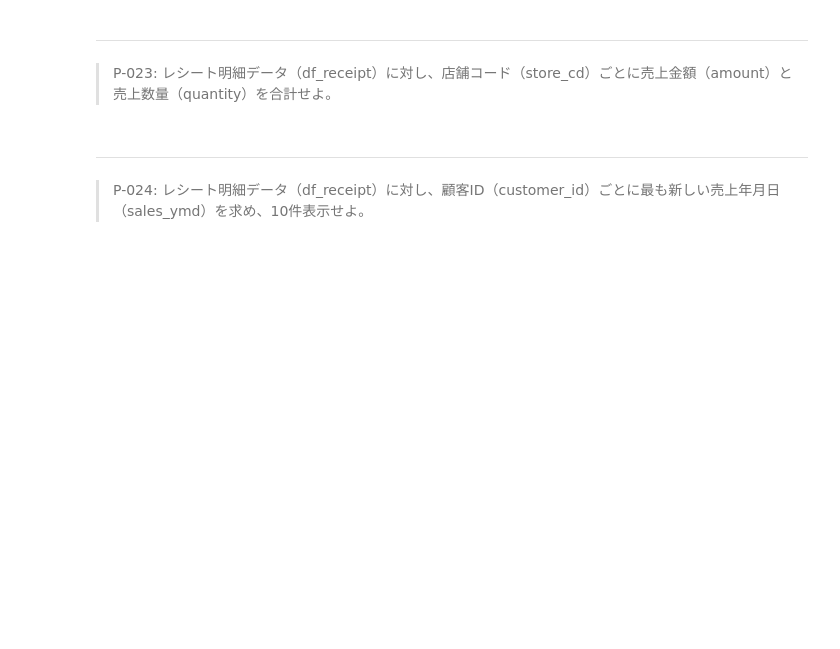
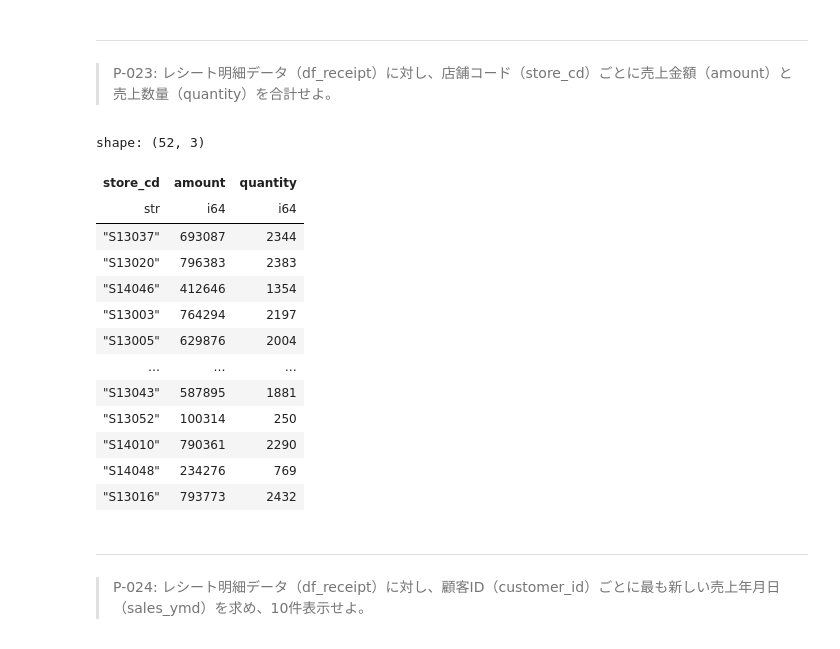
Before and after one commit to seiya8/polars100, a Jupyter notebook: knock.ipynb, the cells around one changed output. Drawn from its saved outputs; the diff is of its cells as text; code cells hidden in the pictures; blank space fills up the shorter version.

```diff
--- a/knock.ipynb
+++ b/knock.ipynb
@@ -408,6 +408,23 @@ df_receipt.select("customer_id").n_unique()
 # %% [markdown]
 ---
 > P-023: レシート明細データ（df_receipt）に対し、店舗コード（store_cd）ごとに売上金額（amount）と売上数量（quantity）を合計せよ。
+# %%
+df_receipt.group_by("store_cd").sum().select("store_cd", "amount", "quantity")
+# %% [output]
+shape: (52, 3)
+| store_cd | amount | quantity |
+| str | i64 | i64 |
+| "S13037" | 693087 | 2344 |
+| "S13020" | 796383 | 2383 |
+| "S14046" | 412646 | 1354 |
+| "S13003" | 764294 | 2197 |
+| "S13005" | 629876 | 2004 |
+| … | … | … |
+| "S13043" | 587895 | 1881 |
+| "S13052" | 100314 | 250 |
+| "S14010" | 790361 | 2290 |
+| "S14048" | 234276 | 769 |
+| "S13016" | 793773 | 2432 |
 # %% [markdown]
 ---
 > P-024: レシート明細データ（df_receipt）に対し、顧客ID（customer_id）ごとに最も新しい売上年月日（sales_ymd）を求め、10件表示せよ。
```
Also changed, not shown: parts of 9 cells of this notebook.
